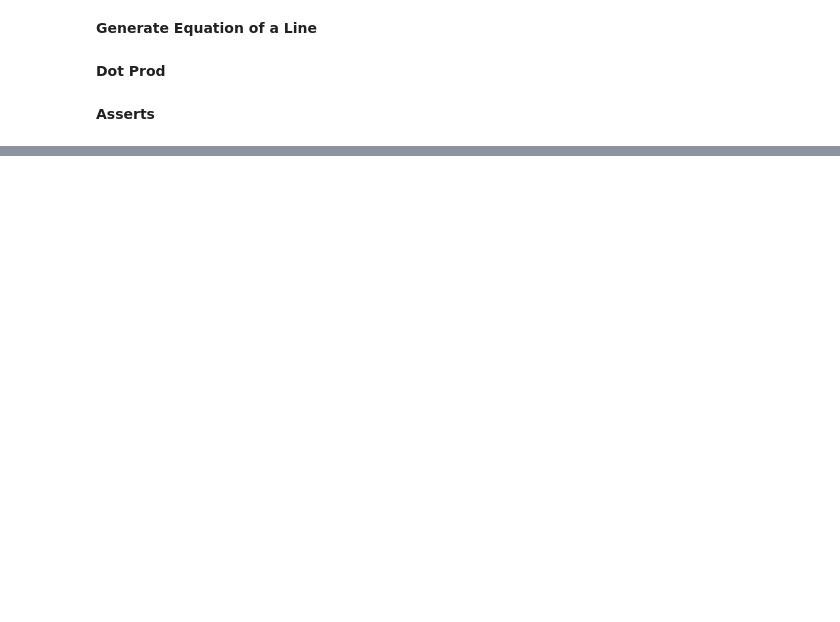
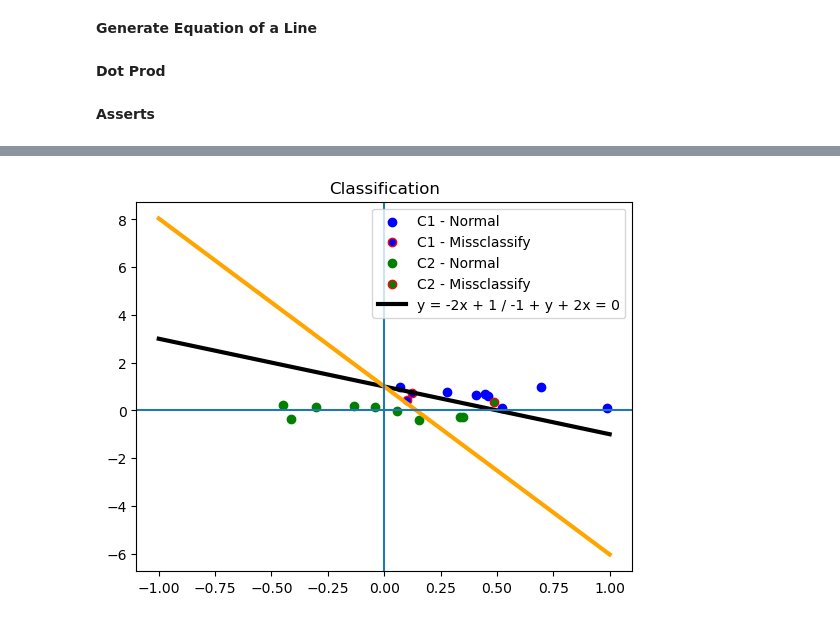
Before and after one commit to yk0766/MLAfterHoursAssignments, a Jupyter notebook: Classification.ipynb, the cells around one changed output, grey strips where cells are left out. Drawn from its saved outputs; the diff is of its cells as text; code cells hidden in the pictures; blank space fills up the shorter version.

```diff
--- a/Classification.ipynb
+++ b/Classification.ipynb
@@ -148,0 +149,94 @@ print(Total_missclassified_C1, Total_missclassified_C2, total_p, Percent_incorre
+# %%
+m = 10  # number of data points
+
+# Lists to store misclassified and correctly classified points for class 1
+x1c1_missclassify_points = []
+y1c1_missclassify_points = []
+x1c1_normal_points = []
+y1c1_normal_points = []
+
+# Lists to store misclassified and correctly classified points for class 2
+x2c2_missclassify_points = []
+y2c2_missclassify_points = []
+x2c2_normal_points = []
+y2c2_normal_points = []
+
+# Generate random data for class 1 (uniform between 0 and 1)
+rng1 = np.random.default_rng(seed=20)
+x1c1 = rng1.uniform(0, 1, m)
+
+rng2 = np.random.default_rng(seed=21)
+y1c1 = rng2.uniform(0, 1, m)
+
+# Generate random data for class 2 (uniform between -0.5 and 0.5)
+rng3 = np.random.default_rng(seed=22)
+x2c2 = rng3.uniform(-0.5, 0.5, m)
+
+rng4 = np.random.default_rng(seed=23)
+y2c2 = rng4.uniform(-0.5, 0.5, m)
+
+# Create x values for decision boundary line
+x_classifier = np.linspace(-1, 1, m)
+
+# Generate corresponding y values for the line (y = -2x + 1)
+y_classifier = generate_linear_data(x_classifier, m, -2, 1, 0, 0)
+
+# Loop through each point
+for i in range(m):
+
+    # Check classification for class 1 points
+    # If dot product < 0 → misclassified
+    if (dot_prod(-1, 2, x1c1[i], 1, y1c1[i])) < 0:
+        x1c1_missclassify_points.append(x1c1[i])
+        y1c1_missclassify_points.append(y1c1[i])
+
+    else:
+        # Correctly classified
+        x1c1_normal_points.append(x1c1[i])
+        y1c1_normal_points.append(y1c1[i])
+
+    # Check classification for class 2 points
+    # If dot product > 0 → misclassified
+    if (dot_prod(-1, 2, x2c2[i], 1, y2c2[i])) > 0:
+        x2c2_missclassify_points.append(x2c2[i])
+        y2c2_missclassify_points.append(y2c2[i])
+        yn_classifier = generate_linear_data(x_classifier, m, -2 - x2c2[i], 1 - 1, 0, 0) / y2c2[i] + 1
+
+    else:
+        # Correctly classified
+        x2c2_normal_points.append(x2c2[i])
+        y2c2_normal_points.append(y2c2[i])
+
+
+
+# Plot correctly classified class 1 points (blue)
+plt.scatter(x1c1_normal_points, y1c1_normal_points, color='blue', label='C1 - Normal')
+
+# Plot misclassified class 1 points (blue with red border)
+plt.scatter(x1c1_missclassify_points, y1c1_missclassify_points,facecolors='blue', edgecolors='red', label='C1 - Missclassify')
+
+# Plot correctly classified class 2 points (green)
+plt.scatter(x2c2_normal_points, y2c2_normal_points, color='green', label='C2 - Normal')
+
+# Plot misclassified class 2 points (green with red border)
+plt.scatter(x2c2_missclassify_points, y2c2_missclassify_points, facecolors='green', edgecolors='red', label='C2 - Missclassify')
+
+# Plot decision boundary line
+plt.plot(x_classifier, y_classifier, color='black', label='y = -2x + 1 / -1 + y + 2x = 0', linewidth=3)
+
+# Plot new decision boundary line
+plt.plot(x_classifier, yn_classifier, color='orange',linewidth=3)
+         #label='y = -2x + 1 / -1 + y + 2x = 0',
+
+# Draw X and Y axes
+plt.axhline(0)
+plt.axvline(0)
+
+# Add title and legend
+plt.title("Classification")
+plt.legend()
+
+# Show plot
+plt.show()
+# %% [output]
+[figure, added]
```
Also changed, not shown: parts of 2 cells of this notebook.
